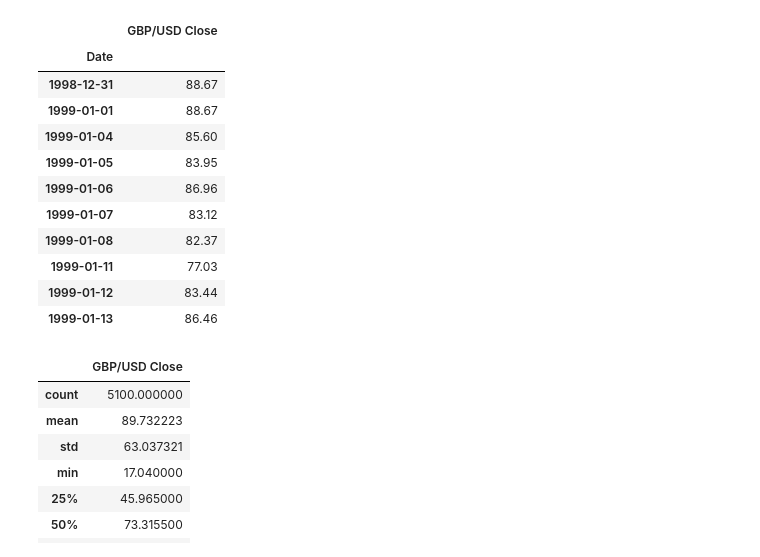
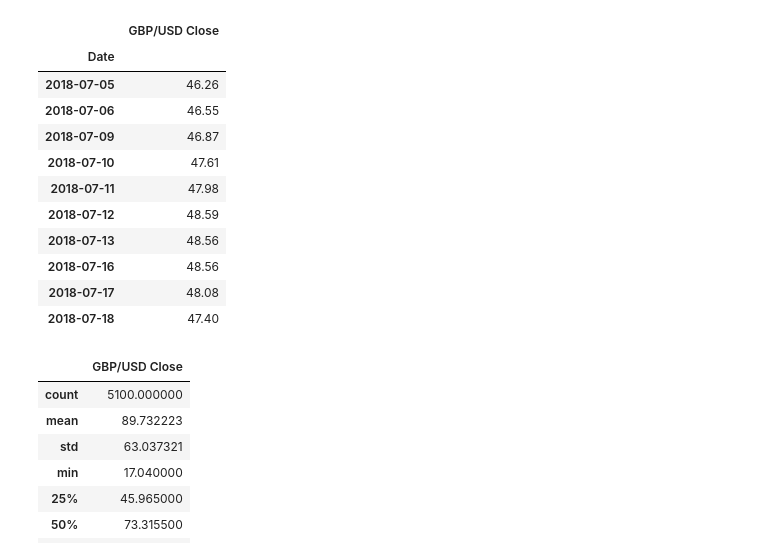
Before and after one commit to Scott-ECO/Project_1, a Jupyter notebook: Snippets/Forecast_Forex_ARIMA-mark.ipynb, the cells around one changed output. Cells and saved outputs as stored; diff of their text form; code cells hidden in the pictures.

```diff
--- a/Snippets/Forecast_Forex_ARIMA-mark.ipynb
+++ b/Snippets/Forecast_Forex_ARIMA-mark.ipynb
@@ -3,46 +3,48 @@
 import pandas as pd
 import matplotlib as plot
 from matplotlib import pyplot as plt
 from statsmodels.tsa.arima_model import ARIMA
-from matplotlib import pyplot as plt
+import statsmodels.api as sm
 from statsmodels.tsa.stattools import adfuller
 from statsmodels.tsa.seasonal import seasonal_decompose
 from sklearn.metrics import mean_squared_error
 from pandas.plotting import register_matplotlib_converters
 import numpy as np
 register_matplotlib_converters()
 import warnings
 warnings.filterwarnings('ignore', 'statsmodels.tsa.arima_model.ARMA',
+                        FutureWarning)
+warnings.filterwarnings('ignore', 'statsmodels.tsa.arima_model.ARIMA',
                         FutureWarning)
 
 #get data
 def GetData(fileName):
     return pd.read_csv(fileName, header=0, parse_dates=[0], index_col=0)
 
 def StartARIMAForecasting(Actual, P, D, Q):
 	model = ARIMA(Actual, order=(P, D, Q))
 	model_fit = model.fit(disp=0)
 	prediction = model_fit.forecast()[0]
-	return (prediction,model_fit)
+	return prediction
 
 #read time series from the exchange.csv file
 exchangeRatesSeries = GetData('exchange.csv')
 
 #view top 10 records
-exchangeRatesSeries.head(10)
+exchangeRatesSeries.tail(10)
 # %% [output]
 |  | GBP/USD Close |
 | Date |  |
-| 1998-12-31 | 88.67 |
-| 1999-01-01 | 88.67 |
-| 1999-01-04 | 85.60 |
-| 1999-01-05 | 83.95 |
-| 1999-01-06 | 86.96 |
-| 1999-01-07 | 83.12 |
-| 1999-01-08 | 82.37 |
-| 1999-01-11 | 77.03 |
-| 1999-01-12 | 83.44 |
-| 1999-01-13 | 86.46 |
+| 2018-07-05 | 46.26 |
+| 2018-07-06 | 46.55 |
+| 2018-07-09 | 46.87 |
+| 2018-07-10 | 47.61 |
+| 2018-07-11 | 47.98 |
+| 2018-07-12 | 48.59 |
+| 2018-07-13 | 48.56 |
+| 2018-07-16 | 48.56 |
+| 2018-07-17 | 48.08 |
+| 2018-07-18 | 47.40 |
 # %%
 exchangeRatesSeries.describe()
 # %% [output]
```
Also changed, not shown: parts of 12 cells of this notebook, 3 other files.
